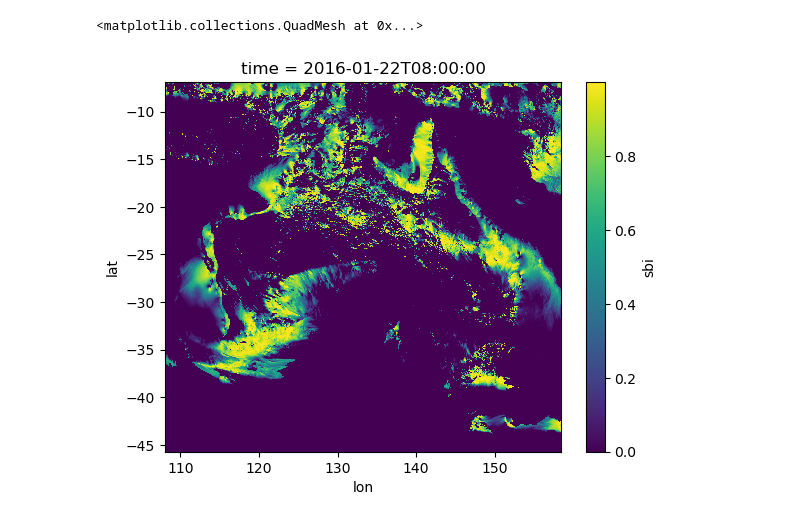
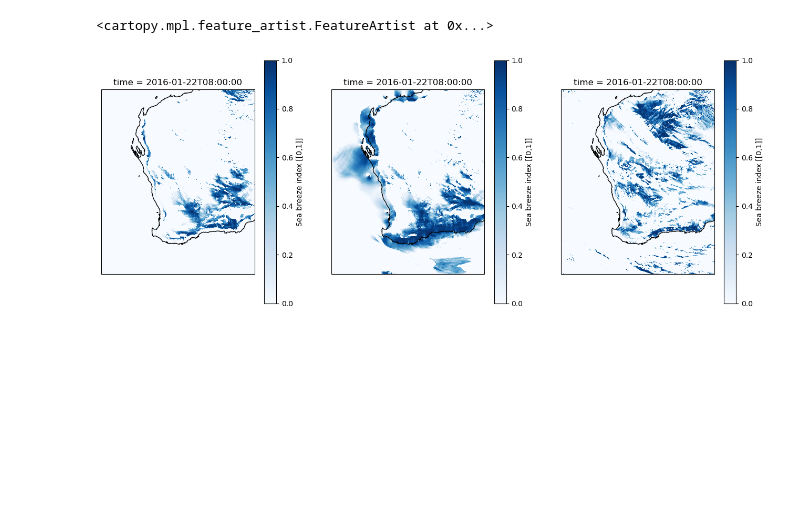
Before and after one commit to andrewbrown31/sea_breeze, a Jupyter notebook: test_notebooks/sea_breeze_detections/compare_sea_breeze_funcs.ipynb, the cells around one changed output. Cells and saved outputs as stored; diff of their text form; code cells hidden in the pictures; blank space fills up the shorter version.

Commit message:
Re-did sbi functions for static pbl depth, compared output

```diff
--- a/test_notebooks/sea_breeze_detections/compare_sea_breeze_funcs.ipynb
+++ b/test_notebooks/sea_breeze_detections/compare_sea_breeze_funcs.ipynb
@@ -5,8 +5,8 @@ import matplotlib.pyplot as plt
 # %%
 #lat_slice=slice(-38,-30)
 #lon_slice=slice(112,120)
-lat_slice=slice(-45.7,-6.9)
-lon_slice=slice(108,158.5)
+lat_slice=slice(-38,-20)
+lon_slice=slice(110,125)
 Fc = xr.open_dataset("/g/data/gb02/ab4502/sea_breeze_detection/barra_r/Fc_201601010000_201601312300.nc")
 F = xr.open_dataset("/g/data/gb02/ab4502/sea_breeze_detection/barra_r/F_201601010000_201601312300.nc")
 F_dqdt = xr.open_dataset("/g/data/gb02/ab4502/sea_breeze_detection/barra_r/F_dqdt_201601010000_201601312300.nc")
@@ -80,7 +37,23 @@ ax.coastlines()
 # %%
 sbi = xr.open_dataset("/g/data/gb02/ab4502/sea_breeze_detection/aus2200/sbi_mjo-elnino_201601010100_201601312300.nc")
+sbi_static = xr.open_dataset("/g/data/gb02/ab4502/sea_breeze_detection/aus2200_static/sbi_mjo-elnino_201601010100_201601312300.nc")
+sbi_pert = xr.open_dataset("/g/data/gb02/ab4502/sea_breeze_detection/aus2200_pert/sbi_mjo-elnino_201601010100_201601312300.nc")
 # %%
-sbi.sbi.sel(time=t).plot()
+plt.figure(figsize=[16,6])
+
+t = "2016-01-22 08:00"
+
+ax=plt.subplot(1,3,1,projection=ccrs.PlateCarree())
+sbi.sbi.sel(time=t,lat=lat_slice,lon=lon_slice).plot(ax=ax,robust=True,vmin=0,vmax=1,cmap="Blues")
+ax.coastlines()
+
+ax=plt.subplot(1,3,2,projection=ccrs.PlateCarree())
+sbi_static.sbi.sel(time=t,lat=lat_slice,lon=lon_slice).plot(ax=ax,robust=True,vmin=0,vmax=1,cmap="Blues")
+ax.coastlines()
+
+ax=plt.subplot(1,3,3,projection=ccrs.PlateCarree())
+sbi_pert.sbi.sel(time=t,lat=lat_slice,lon=lon_slice).plot(ax=ax,robust=True,vmin=0,vmax=1,cmap="Blues")
+ax.coastlines()
 # %% [output]
-<matplotlib.collections.QuadMesh at 0x...>
+<cartopy.mpl.feature_artist.FeatureArtist at 0x...>
-[figure, old version]
+[figure, new version]
```
Also changed, not shown: parts of 6 cells of this notebook, 7 other files.
